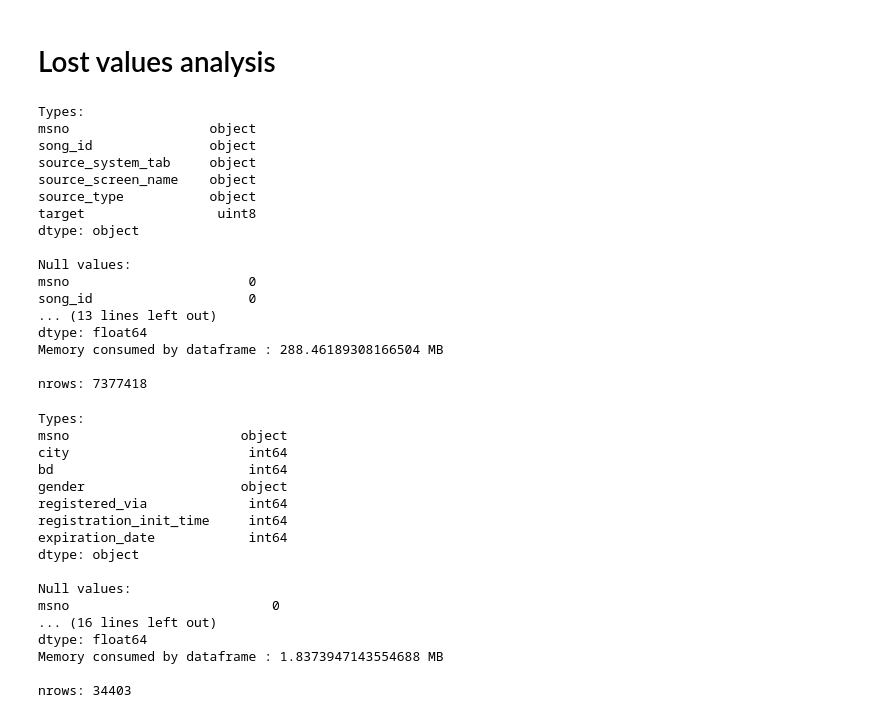
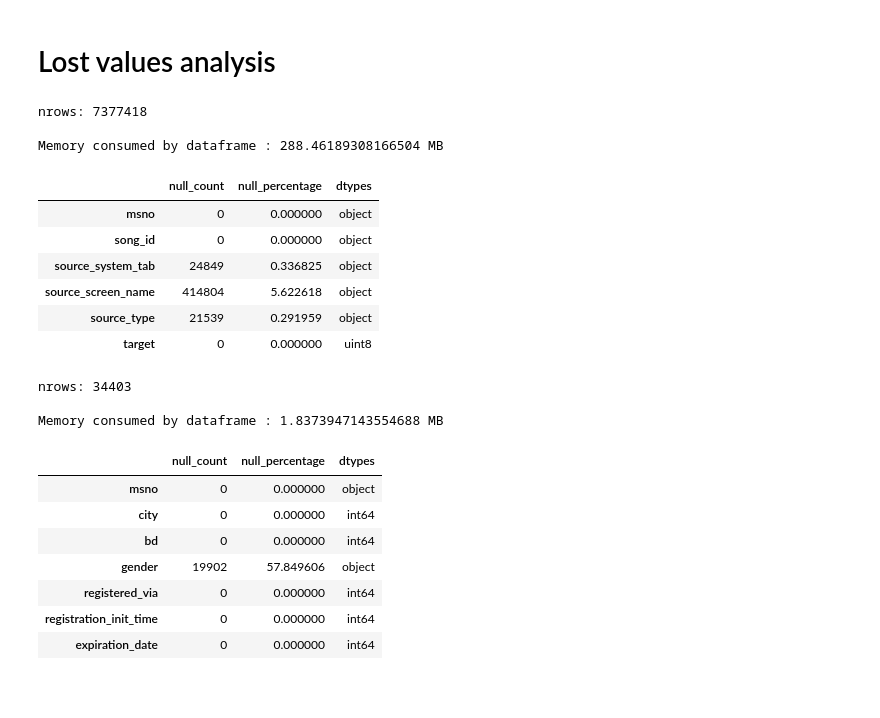
Before and after one commit to RaquelNeedsCoffee/PracticaAPA, a Jupyter notebook: Contest/Code/lost_values.ipynb, the cells around one changed output. Cells and saved outputs as stored; diff of their text form; code cells hidden in the pictures; blank space fills up the shorter version.

```diff
--- a/Contest/Code/lost_values.ipynb
+++ b/Contest/Code/lost_values.ipynb
@@ -53,47 +56,38 @@ def plot_lost_values(df):
 # %%
 # load train.csv
 df_train = pd.read_csv(data_path + 'train.csv', nrows=None, dtype={'target': np.uint8})
-print_df_info(df_train)
+print('nrows: {}\n'.format(len(df_train)))
+print('Memory consumed by dataframe : {} MB\n'.format(df_train.memory_usage(index=True).sum() / 1024 ** 2))
+extract_info(df_train)
 # %% [output]
-Types:
-msno                  object
-song_id               object
-source_system_tab     object
-source_screen_name    object
-source_type           object
-target                 uint8
-dtype: object
+nrows: 7377418
 
-Null values:
-msno                       0
-song_id                    0
-... (13 lines left out)
-dtype: float64
 Memory consumed by dataframe : 288.46189308166504 MB
-
-nrows: 7377418
+|  | null_count | null_percentage | dtypes |
+| msno | 0 | 0.000000 | object |
+| song_id | 0 | 0.000000 | object |
+| source_system_tab | 24849 | 0.336825 | object |
+| source_screen_name | 414804 | 5.622618 | object |
+| source_type | 21539 | 0.291959 | object |
+| target | 0 | 0.000000 | uint8 |
 # %%
 # load members.csv
 df_members = pd.read_csv(data_path + 'members.csv')
-print_df_info(df_members)
+print('nrows: {}\n'.format(len(df_members)))
+print('Memory consumed by dataframe : {} MB\n'.format(df_members.memory_usage(index=True).sum() / 1024 ** 2))
+extract_info(df_members)
 # %% [output]
-Types:
-msno                      object
-city                       int64
-bd                         int64
-gender                    object
-registered_via             int64
-registration_init_time     int64
-expiration_date            int64
-dtype: object
+nrows: 34403
 
-Null values:
-msno                          0
-... (16 lines left out)
-dtype: float64
 Memory consumed by dataframe : 1.8373947143554688 MB
-
-nrows: 34403
+|  | null_count | null_percentage | dtypes |
+| msno | 0 | 0.000000 | object |
+| city | 0 | 0.000000 | int64 |
+| bd | 0 | 0.000000 | int64 |
+| gender | 19902 | 57.849606 | object |
+| registered_via | 0 | 0.000000 | int64 |
+| registration_init_time | 0 | 0.000000 | int64 |
+| expiration_date | 0 | 0.000000 | int64 |
 # %%
 # load songs.csv
 df_songs = pd.read_csv(data_path + 'songs.csv', nrows=None)
```
Also changed, not shown: parts of 11 cells of this notebook, 1 other file.
